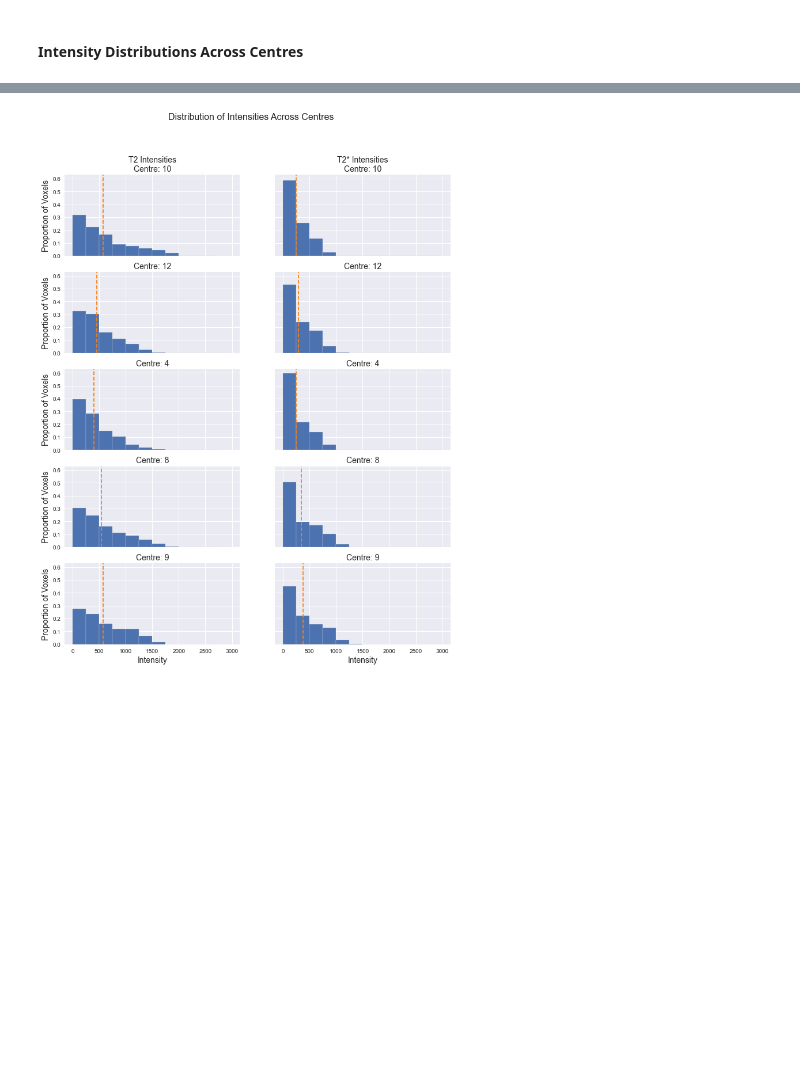
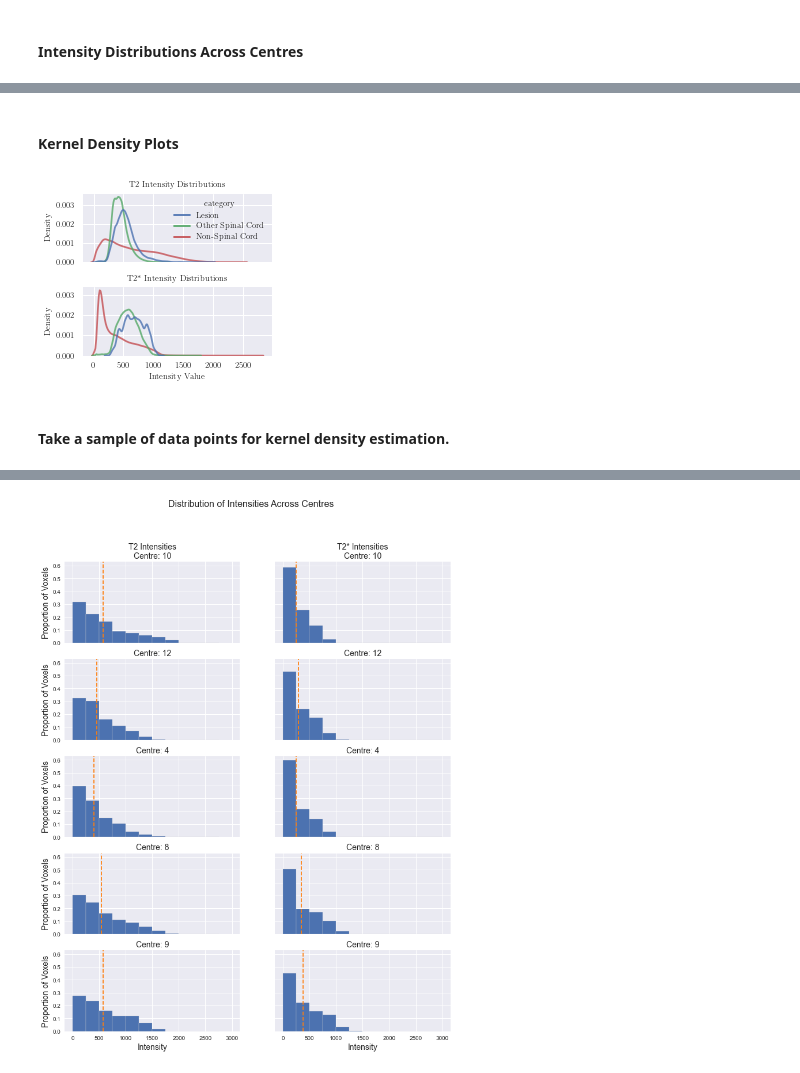
Before and after one commit to rickymwalsh/sc-segmentation, a Jupyter notebook: data-exploration.ipynb, the cells around one changed output, grey strips where cells are left out. Cells and saved outputs as stored; diff of their text form; code cells hidden in the pictures; blank space fills up the shorter version.

```diff
--- a/data-exploration.ipynb
+++ b/data-exploration.ipynb
@@ -138,0 +164,7 @@ def plot_hist(data, bin_width, xmin=None, xmax=None, prop=False, xlab='', ylab='
+# %%
+# Write/Read data from file since the above cell takes 9 minutes to run.
+# all_data_df.to_csv(os.path.join('data', 'all_data_df.csv'), index=False)  # 4mins to run
+
+all_data_df = pd.read_csv(os.path.join('data', 'all_data_df.csv'),
+                          dtype={'Subject': np.int16, 'T2': np.float32, 'T2s': np.float32, 'Lesion': np.int8, 'Spinal Cord': np.int8, 'category': np.int8}
+                         )  # 30 seconds to run.
@@ -138,0 +195,32 @@ def plot_hist(data, bin_width, xmin=None, xmax=None, prop=False, xlab='', ylab='
+# %% [markdown]
+#### Kernel Density Plots
+# %%
+# 9 mins to run cell.
+fig, axes = plt.subplots(2,1, figsize=get_figsize(fig_height=3), sharex=True)
+
+pal = sns.color_palette('deep')
+palette_dict = {1: pal[0], 2: pal[2], 3: pal[3]}
+
+g = sns.kdeplot(x='T2', hue='category', data=all_data_df[all_data_df['T2']>0], ax=axes[0], common_norm=False, palette=palette_dict)
+axes[0].set_title('T2 Intensity Distributions')#, fontsize=16)
+
+for t, l in zip(g.legend_.texts, ['Lesion', 'Other Spinal Cord', 'Non-Spinal Cord']):
+    t.set_text(l)
+
+sns.kdeplot(x='T2s', hue='category', data=all_data_df[all_data_df['T2s']>0], ax=axes[1], common_norm=False, legend=False, palette=palette_dict)
+axes[1].set_title('T2* Intensity Distributions')# , fontsize=16)
+axes[1].set_xlabel('Intensity Value') #, fontsize=14)
+
+# Set lighter transparency on lines.
+for line in axes[0].get_lines():
+    line.set_alpha(0.8)
+for line in axes[1].get_lines():
+    line.set_alpha(0.8)
+
+fig.tight_layout()
+plt.show()
+fig.savefig('report/plots/dist_by_category.pdf')
+# %% [output]
+[figure, added]
+# %% [markdown]
+#### Take a sample of data points for kernel density estimation.
```
Also changed, not shown: parts of 61 cells of this notebook.
